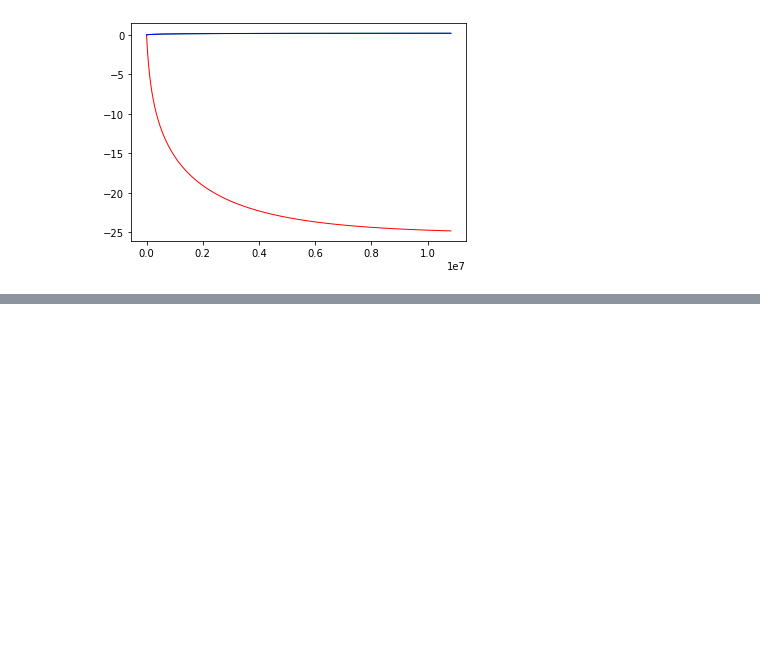
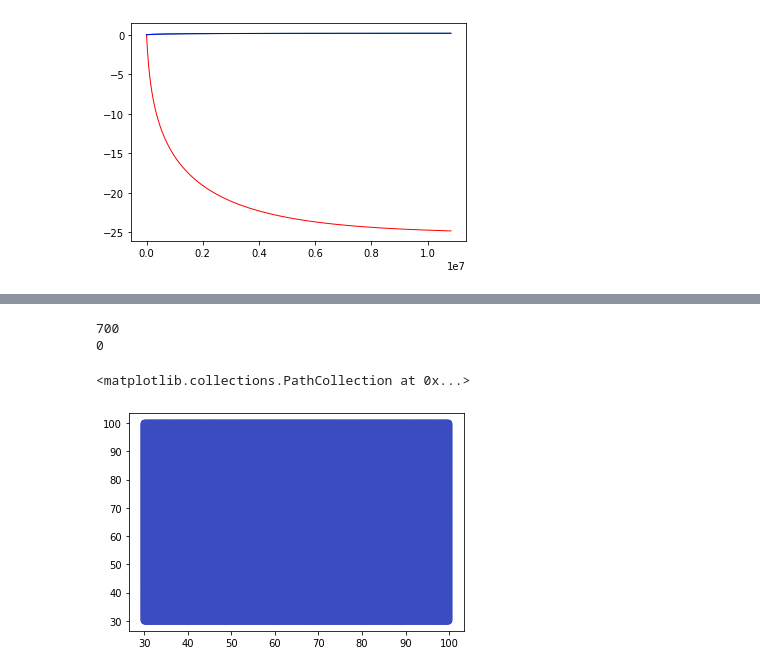
Before and after one commit to CJavaPython/AssignmentFolder, a Jupyter notebook: Assignment05/Assignment05.ipynb, the cells around one changed output, grey strips where cells are left out. Saved outputs shown, nothing was run; the diff lists cells and outputs as text; code cells hidden in the pictures; blank space fills up the shorter version.

Commit message:
01. Plot the training data

```diff
--- a/Assignment05/Assignment05.ipynb
+++ b/Assignment05/Assignment05.ipynb
@@ -26,7 +26,9 @@ plt.show()
 t0 = 0.0
 t1 = 0.0
 t2 = 0.0
-Theta = np.array([t0, t1, t2])
+
+sigz = 0
+J = 0
 
 #error
 E = []
@@ -36,7 +38,9 @@ t1_list = []
 t2_list = []
 
 sigz_list = []
-a = 0.003
+#0.003까지 /3 단위로 해봤으나 0.1등 너무 큰 값에선 runtime warning : division zero, invalid value 등이 뜨며
+#0.003에선 converge하기 위한 threshold값이 너무 빠르게 나오는 것으로 보아 너무 큰 learning rate인 것으로 보인다
+a = 0.001
 
 iter = 0
 #때에 따라서 0.000001정도는 나오기도 한다. 변화값이 굉장히 다양한 것으로 추정됨
@@ -45,7 +49,6 @@ threshold = 0.0000001
 while 1:
   z = t0 + t1 * x + t2 * y
   sigz = 1 / (1 + np.exp(-z))
-  sigz_list.append(sig_z)
   J = np.mean( -1 * label * np.log(sigz) - (1 - label) * np.log(1 - sigz) )
   tmp0 = t0
   tmp1 = t1
@@ -94,0 +99,40 @@ Y = np.arange(-30, 30, 0.1)
+# %%
+import math
+X = np.arange(30, 100, 0.1)
+Y = np.arange(30, 100, 0.1)
+
+L = []
+L2 = []
+
+x_range = 0
+y_range = 0
+
+ttx = 0
+sigttx = 0
+
+while x_range < len(X):
+  while y_range < len(Y):
+
+    ttx = t0 + t1 * X[x_range] + t1 * Y[y_range]
+    sigtx = 1 / (1 + math.exp(ttx))
+    L2.append(sigttx)
+
+    y_range += 1
+
+  L.append(L2)
+
+  x_range += 1
+  y_range = 0
+  L2 = []
+
+print(x_range)
+print(y_range)
+
+X, Y = np.meshgrid(X, Y)
+
+plt.scatter(X, Y, c=L, cmap=plt.cm.coolwarm)
+# %% [output]
+700
+0
+<matplotlib.collections.PathCollection at 0x...>
+[figure, added]
```
Also changed, not shown: parts of 3 cells of this notebook.
